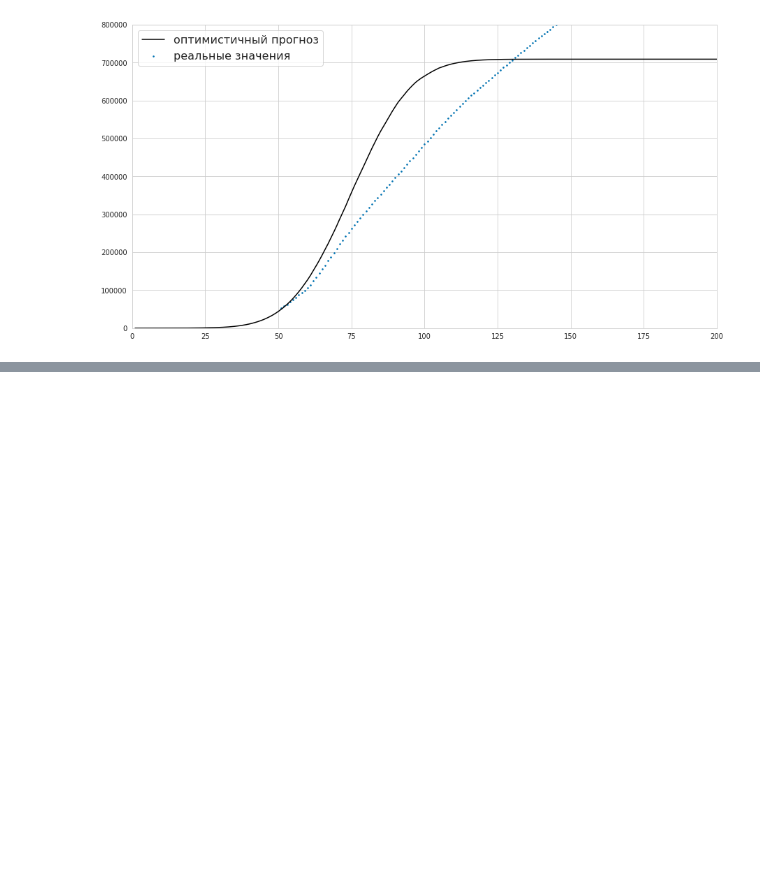
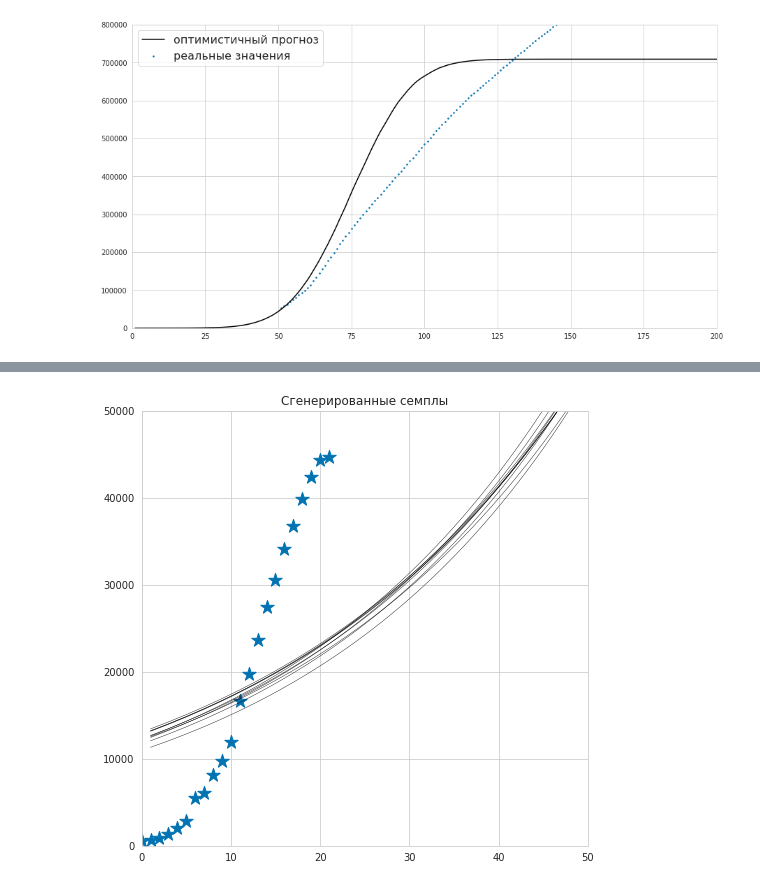
Before and after one commit to roman-4erkasov/made-adv-ml, a Jupyter notebook: adv_ml_hw01.ipynb, the cells around one changed output, grey strips where cells are left out. Cells and saved outputs as stored; diff of their text form; code cells hidden in the pictures; blank space fills up the shorter version.

```diff
--- a/adv_ml_hw01.ipynb
+++ b/adv_ml_hw01.ipynb
@@ -701,0 +989,24 @@ plt.legend(fontsize=legend_fontsize)
+# %%
+def myplot_sample_lines(mu, sigma, n=20, points=None):
+    # Посэмплируем и порисуем прямые
+    my_w = np.random.multivariate_normal(mu, sigma, n)
+
+    # plt.axis('equal')
+    xs = np.linspace(1, 200, 200)
+    for w in my_w:
+        ys = np.exp(w[0] + w[1]*xs)
+        plt.plot(xs, ys, 'k-', lw=.4)
+    plt.ylim((0, 50000))
+    plt.xlim((0, 50))
+    if not points is None:
+        plt.scatter(points[0], points[1], marker='*', s=200)
+
+# Посэмплируем и порисуем прямые
+fig = plt.figure(figsize=(8, 8))
+ax = fig.add_subplot(111)
+ax.set_xlim((xs[0], 50))
+ax.set_ylim((-2, 2))
+ax.set_title("Сгенерированные семплы")
+myplot_sample_lines(cur_mu, cur_sigma, 10, points=[d_train.day_num, d_train.total_cases])
+# %% [output]
+[figure, added]
```
Also changed, not shown: parts of 14 cells of this notebook.
